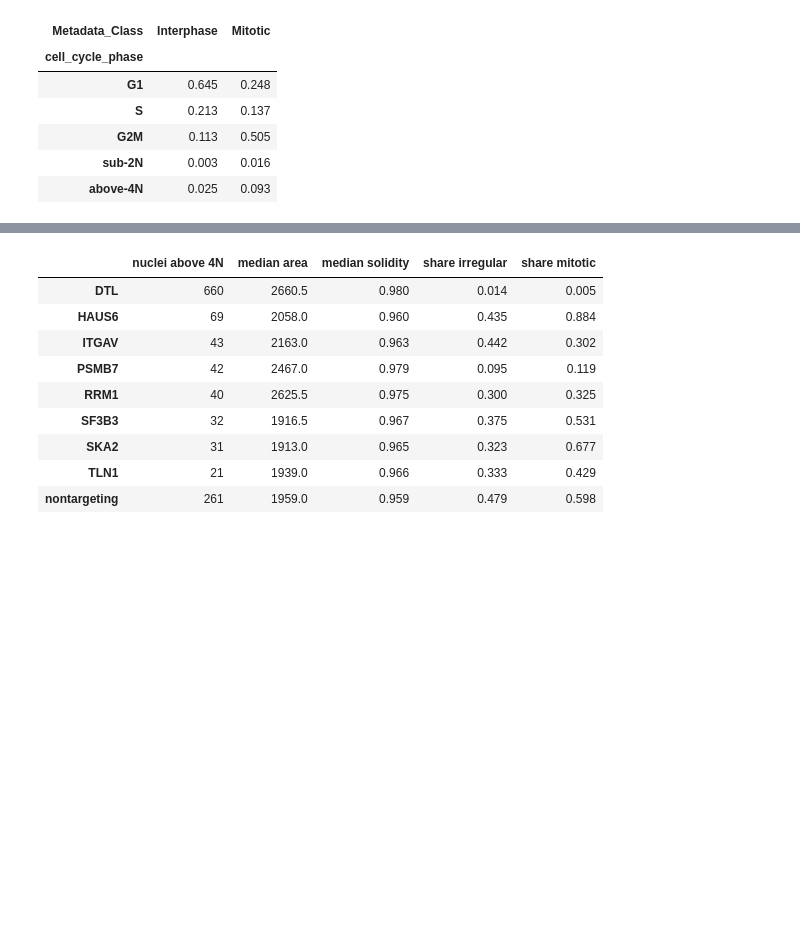
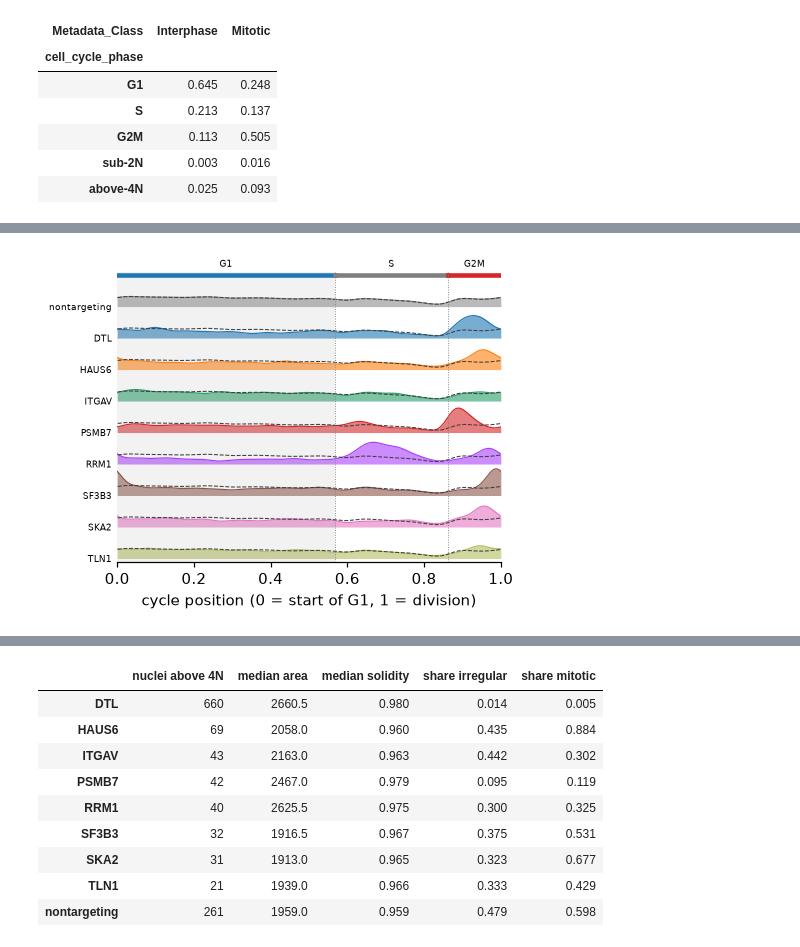
Before and after one commit to scverse/mantispy, a Jupyter notebook: docs/tutorials/single_cells/cell_cycle.ipynb, the cells around one changed output, grey strips where cells are left out. Cells and saved outputs as stored; diff of their text form; code cells hidden in the pictures; blank space fills up the shorter version.

```diff
--- a/docs/tutorials/single_cells/cell_cycle.ipynb
+++ b/docs/tutorials/single_cells/cell_cycle.ipynb
@@ -566,0 +611,4 @@ cells shows fewer of them than it made.
+# %%
+mt.pl.cell_cycle_clock(cells, kind="ridge", color="Metadata_Gene", reference="nontargeting")
+# %% [output]
+[figure, added]
```
Also changed, not shown: parts of 13 cells of this notebook, 2 other files.
